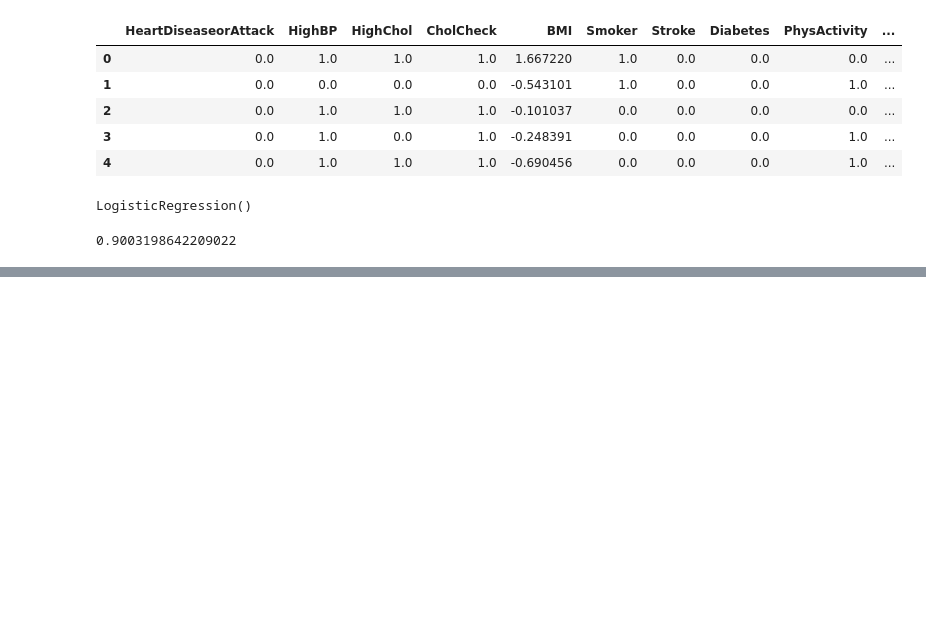
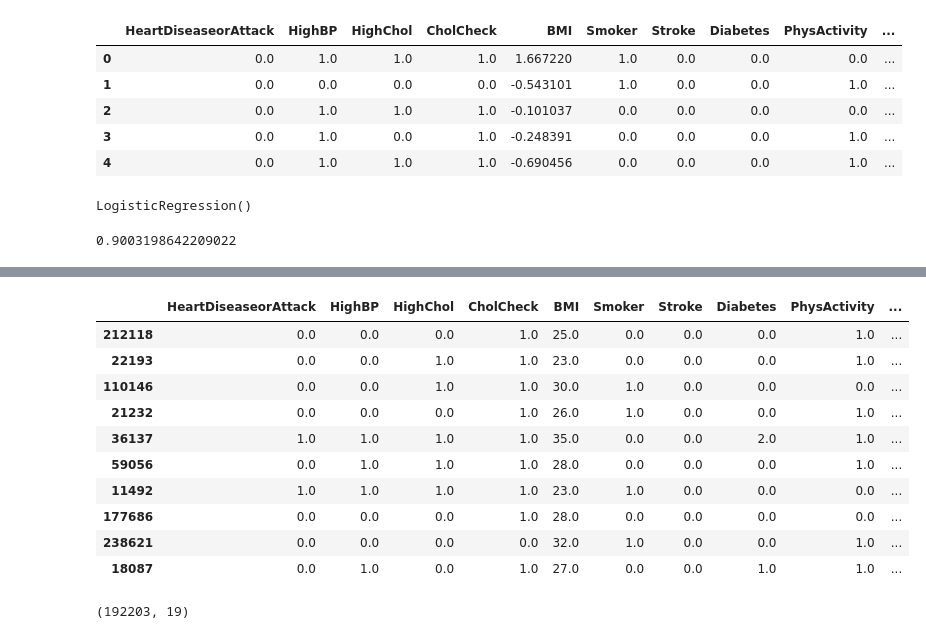
Before and after one commit to SriCharitaG/heartdisease, a Jupyter notebook: pythonmodel/python.ipynb, the cells around one changed output, grey strips where cells are left out. Cells and saved outputs as stored; diff of their text form; code cells hidden in the pictures; blank space fills up the shorter version.

```diff
--- a/pythonmodel/python.ipynb
+++ b/pythonmodel/python.ipynb
@@ -190,0 +205,14 @@ data=pd.read_csv(r"C:\Users\Charitasri\OneDrive\Desktop\mypersonalprojects\heart
+# %%
+data.sample(10)
+# %% [output]
+|  | HeartDiseaseorAttack | HighBP | HighChol | CholCheck | BMI | Smoker | Stroke | Diabetes | PhysActivity | ... |
+| 212118 | 0.0 | 0.0 | 0.0 | 1.0 | 25.0 | 0.0 | 0.0 | 0.0 | 1.0 | ... |
+| 22193 | 0.0 | 0.0 | 1.0 | 1.0 | 23.0 | 0.0 | 0.0 | 0.0 | 1.0 | ... |
+| 110146 | 0.0 | 0.0 | 1.0 | 1.0 | 30.0 | 1.0 | 0.0 | 0.0 | 0.0 | ... |
+| 21232 | 0.0 | 0.0 | 0.0 | 1.0 | 26.0 | 1.0 | 0.0 | 0.0 | 1.0 | ... |
+| 36137 | 1.0 | 1.0 | 1.0 | 1.0 | 35.0 | 0.0 | 0.0 | 2.0 | 1.0 | ... |
+| 59056 | 0.0 | 1.0 | 1.0 | 1.0 | 28.0 | 0.0 | 0.0 | 0.0 | 1.0 | ... |
+| 11492 | 1.0 | 1.0 | 1.0 | 1.0 | 23.0 | 1.0 | 0.0 | 0.0 | 0.0 | ... |
+| 177686 | 0.0 | 0.0 | 0.0 | 1.0 | 28.0 | 0.0 | 0.0 | 0.0 | 0.0 | ... |
+| 238621 | 0.0 | 0.0 | 0.0 | 0.0 | 32.0 | 1.0 | 0.0 | 0.0 | 1.0 | ... |
+| 18087 | 0.0 | 1.0 | 0.0 | 1.0 | 27.0 | 0.0 | 0.0 | 1.0 | 1.0 | ... |
@@ -190,0 +222,4 @@ data=pd.read_csv(r"C:\Users\Charitasri\OneDrive\Desktop\mypersonalprojects\heart
+# %%
+data.shape
+# %% [output]
+(192203, 19)
```
Also changed, not shown: parts of 41 cells of this notebook.
